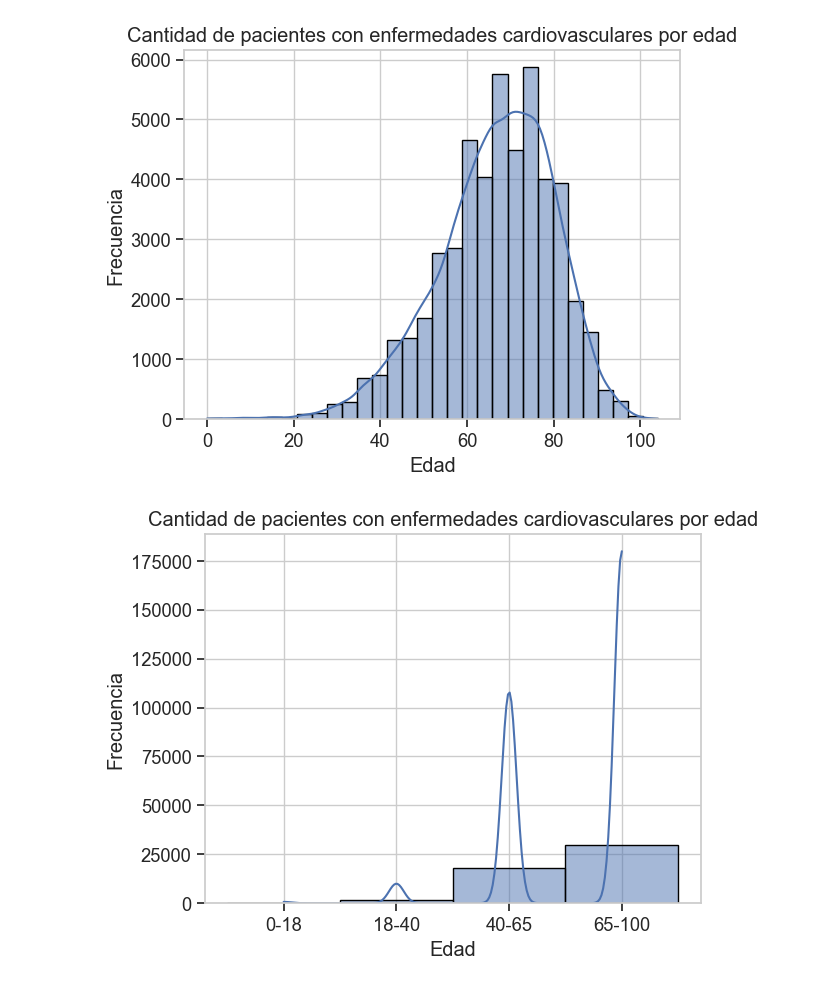
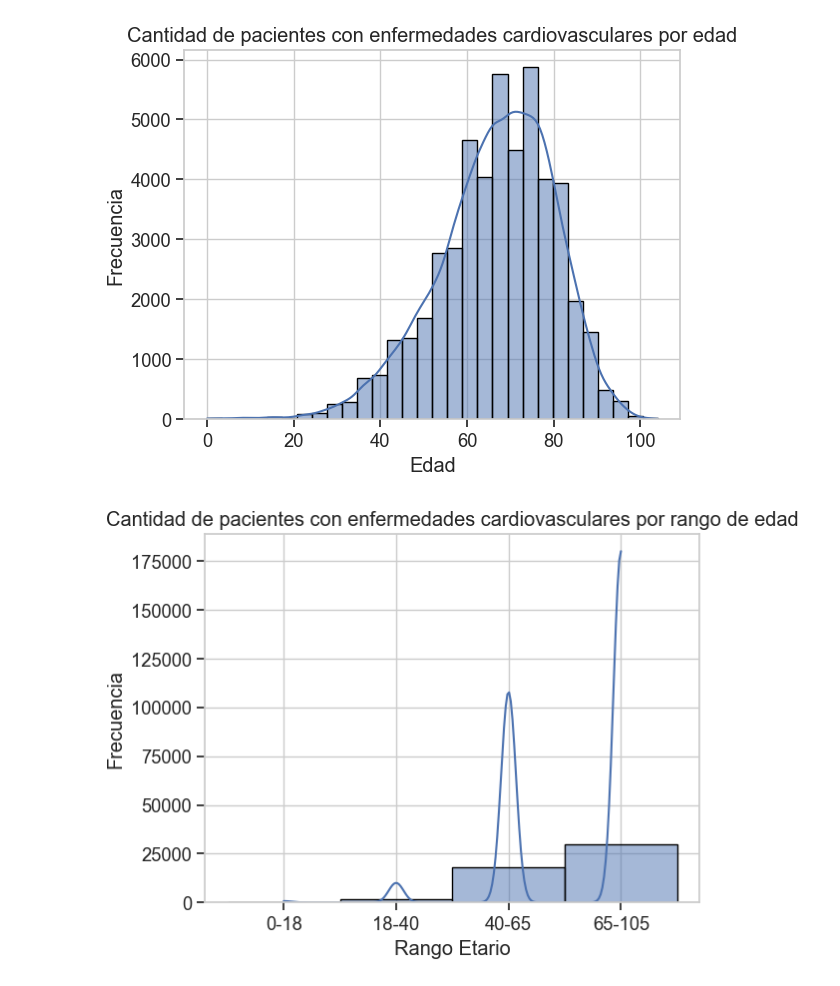
Before and after one commit to MYR2003/Examen-Estadisticas, a Jupyter notebook: examen.ipynb, the cells around one changed output. Saved outputs shown, nothing was run; the diff lists cells and outputs as text; code cells hidden in the pictures.

```diff
--- a/examen.ipynb
+++ b/examen.ipynb
@@ -86,7 +86,7 @@ for idx, row in date_cols.iterrows():
 data["DIAS_ESTANCIA"] = (data["FECHAALTA"] - data["FECHA_INGRESO"]).dt.days
 data["EDAD"] = (data["FECHAALTA"] - data["FECHA_NACIMIENTO"]).dt.days // 365
 # %%
-bins = [0, 18, 40, 65, 100]
+bins = [0, 18, 40, 65, 105]
 labels = [f"{bins[i]}-{bins[i+1]}" for i in range(len(bins)-1)]
 
 data["Rango_Etario"] = pd.cut(data["EDAD"], bins = bins, labels=labels, right=False)
@@ -851,12 +850,12 @@ plt.show()
 [figure]
 # %%
 sns.histplot(data[data["Cardiovascular"] == 1]['Rango_Etario'], bins=30, kde=True)
-plt.title('Cantidad de pacientes con enfermedades cardiovasculares por edad')
-plt.xlabel('Edad')
+plt.title('Cantidad de pacientes con enfermedades cardiovasculares por rango de edad')
+plt.xlabel('Rango Etario')
 plt.ylabel('Frecuencia')
 plt.show()
 # %% [output]
-[figure, old version]
+[figure, new version]
 # %%
 data_cardio
 # %% [output]
```
Also changed, not shown: parts of 14 cells of this notebook.
